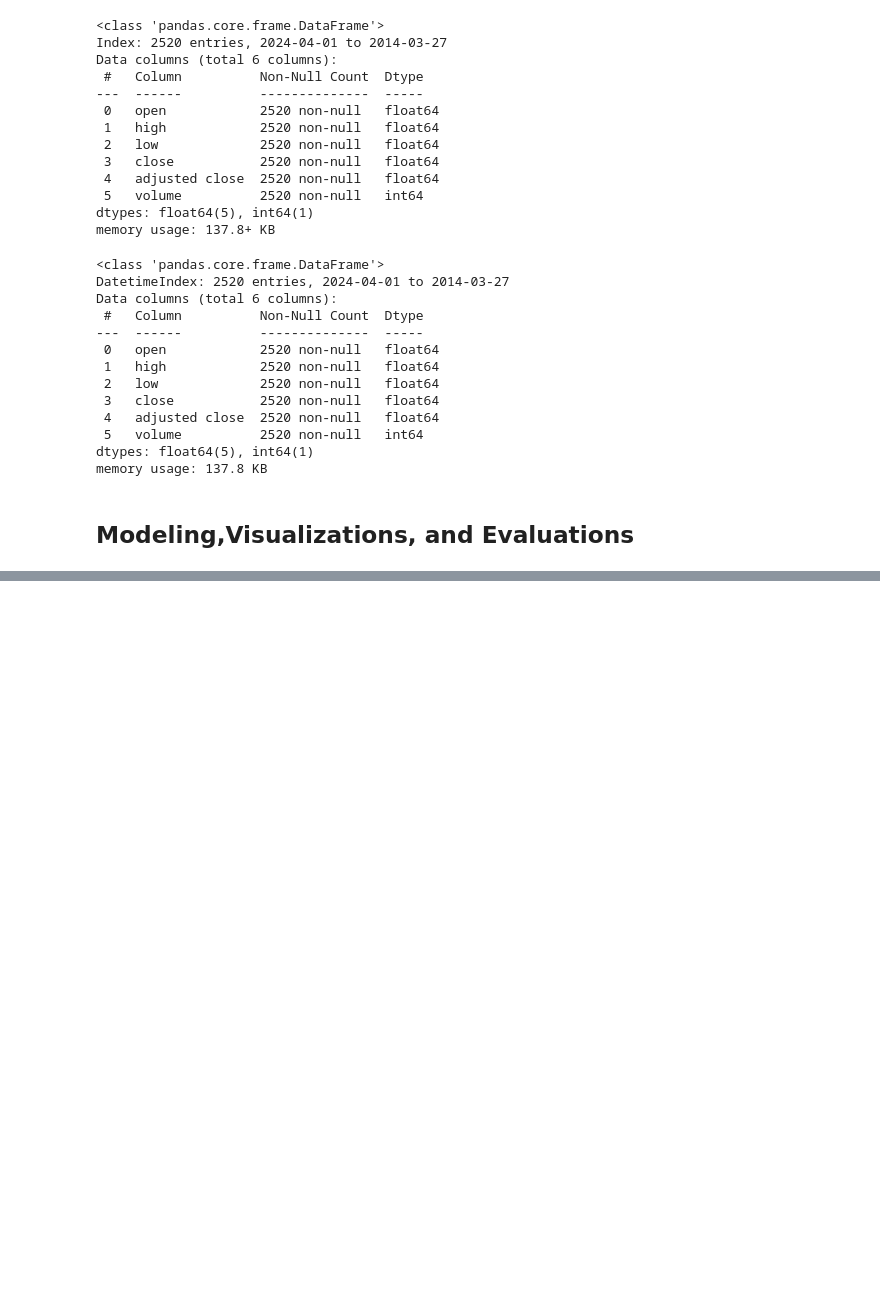
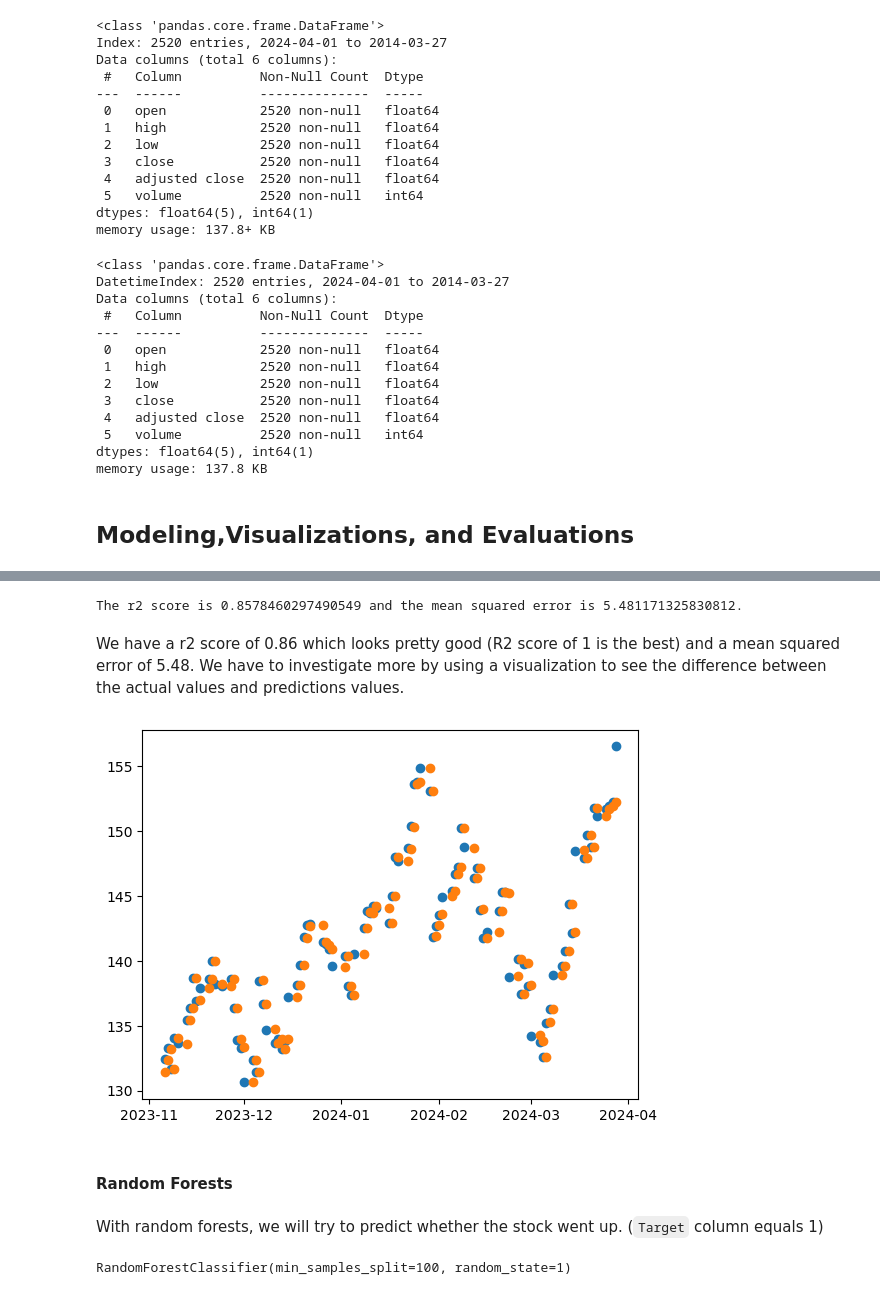
Before and after one commit to Efflorescence01/Stock_Prediction_Cap, a Jupyter notebook: Stock Modeling.ipynb, the cells around one changed output, grey strips where cells are left out. Cells and saved outputs as stored; diff of their text form; code cells hidden in the pictures; blank space fills up the shorter version.

Commit message:
Finished preprocessing data and started to model with linear regression and random forest.

```diff
--- a/Stock Modeling.ipynb
+++ b/Stock Modeling.ipynb
@@ -59,0 +120,5 @@ memory usage: 137.8 KB
+# %%
+train = data.iloc[100:]
+test = data.iloc[1:100] #Excluding the first record because it has a nan value for the `Tomorrow_Adj_Close` column
+
+predictors = ["adjusted close", "open","high","volume","low"]
@@ -59,0 +129,30 @@ memory usage: 137.8 KB
+# %%
+regression_results = model.fit(train[predictors],train["Tomorrow_Adj_close"])
+# %%
+from sklearn.metrics import r2_score, mean_squared_error
+#Getting the predictions of the model
+predictions = model.predict(test[predictors])
+# %%
+#Turning the predictions into a series for easier readability
+predictions = pd.Series(predictions, index = test.index)
+# %%
+#Getting the r2 score for the
+linear_r2 = r2_score(test['Tomorrow_Adj_close'], predictions)
+linear_mse = mean_squared_error(test['Tomorrow_Adj_close'],predictions)
+print(f"The r2 score is {linear_r2} and the mean squared error is {linear_mse}.")
+# %% [output]
+The r2 score is 0.8578460297490549 and the mean squared error is 5.481171325830812.
+# %% [markdown]
+We have a r2 score of 0.86 which looks pretty good (R2 score of 1 is the best) and a mean squared error of 5.48. We have to investigate more by using a visualization to see the difference between the actual values and predictions values.
+# %%
+import matplotlib.pyplot as plt
+plt.figure()
+plt.scatter(x = test.index,y = test['Tomorrow_Adj_close'])
+plt.scatter(x=test.index, y = predictions)
+plt.show()
+# %% [output]
+[figure, added]
+# %% [markdown]
+#### Random Forests
+# %% [markdown]
+With random forests, we will try to predict whether the stock went up. (`Target` column equals 1)
@@ -59,0 +163,4 @@ memory usage: 137.8 KB
+# %%
+forest_model.fit(train[predictors], train["Target"])
+# %% [output]
+RandomForestClassifier(min_samples_split=100, random_state=1)
```
Also changed, not shown: parts of 21 cells of this notebook.
